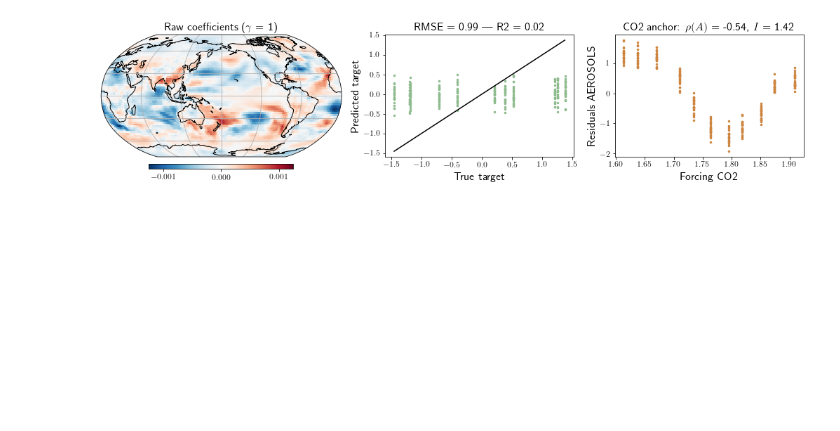
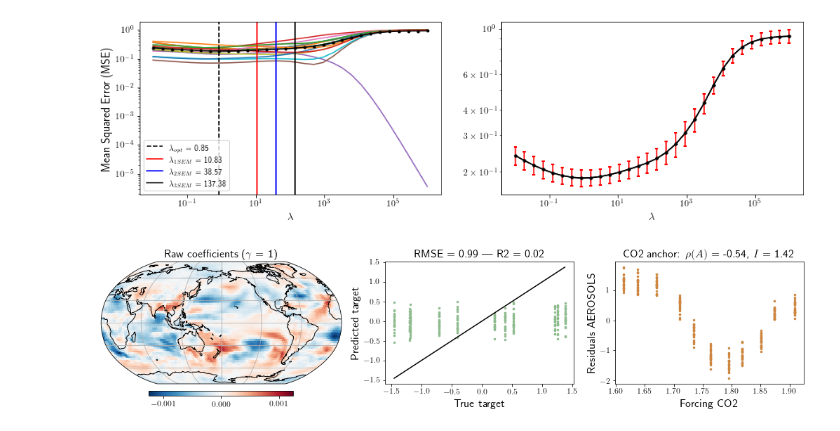
Before and after one commit to eszekely/robustDA, a Jupyter notebook: notebooks/CMIP6.ipynb, the cells around one changed output. Cells and saved outputs as stored; diff of their text form; code cells hidden in the pictures; blank space fills up the shorter version.

```diff
--- a/notebooks/CMIP6.ipynb
+++ b/notebooks/CMIP6.ipynb
@@ -111,0 +119,54 @@ filename = ("target_" + params_climate["target"] + "_" + "anchor_" + params_clim
+# %%
+for i in range(1):
+    nbStd = np.array([1, 2, 3])
+    clr = ["r", "b", "k"]
+
+    sem_CV = np.zeros(mse_df.shape[0])
+    for i in range(mse_df.shape[0]):
+        sem_CV[i] = stats.sem(mse_df.iloc[i, :-1], ddof=0)
+
+
+    fig, (ax1, ax2) = plt.subplots(1, 2, figsize=(15, 4))
+
+    for i in range(mse_df.shape[1] - 1):
+        ax1.plot(mse_df.index, mse_df.iloc[:, i], label="_nolegend_")
+
+    ax1.plot(mse_df.index, mse_df.iloc[:, i + 1], "k.-")
+
+    ax1.axvline(
+        lambdasSelAll[0],
+        ls="--",
+        color="k",
+        label="$\\lambda_{opt}$ = " + str(np.round(lambdasSelAll[0], 2)),
+    )
+
+    for j in range(len(lambdasSelAll) - 1):
+        ax1.axvline(
+            lambdasSelAll[j + 1],
+            color=clr[j],
+            label="$\\lambda_{"
+            + str(nbStd[j])
+            + " SEM} $ = "
+            + str(np.round(lambdasSelAll[j + 1], 2)),
+        )
+    ax1.set_xscale("log")
+    ax1.set_yscale("log")
+    ax1.set_ylabel("Mean Squared Error (MSE)", fontsize=14)
+    ax1.set_xlabel("$\\lambda$", fontsize=14)
+    ax1.legend(fontsize=10)
+
+    ax2.plot(mse_df.index, mse_df["MSE - TOTAL"], "k.-")
+    ax2.errorbar(
+        mse_df.index,
+        mse_df["MSE - TOTAL"],
+        yerr=sem_CV,
+        fmt="k.-",
+        ecolor="r",
+        capsize=2,
+        capthick=2,
+    )
+    ax2.set_xscale("log")
+    ax2.set_yscale("log")
+    ax2.set_xlabel("$\\lambda$", fontsize=14)
+# %% [output]
+[figure, added]
```
Also changed, not shown: parts of 36 cells of this notebook, 4 other files.
